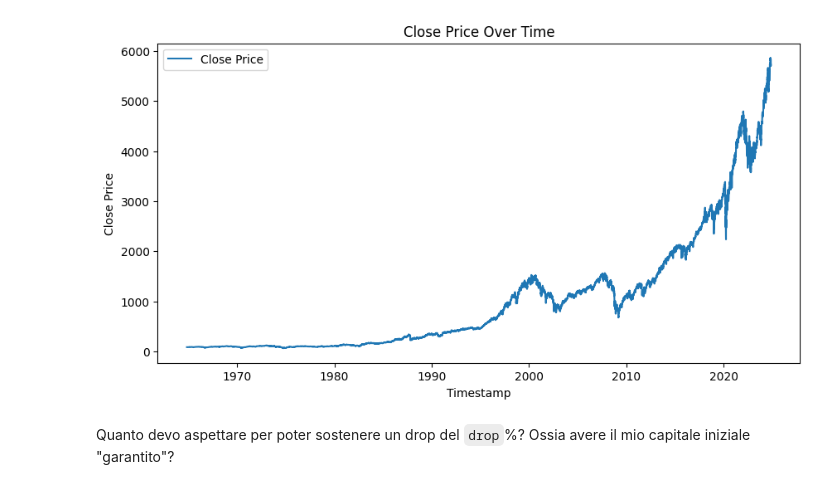
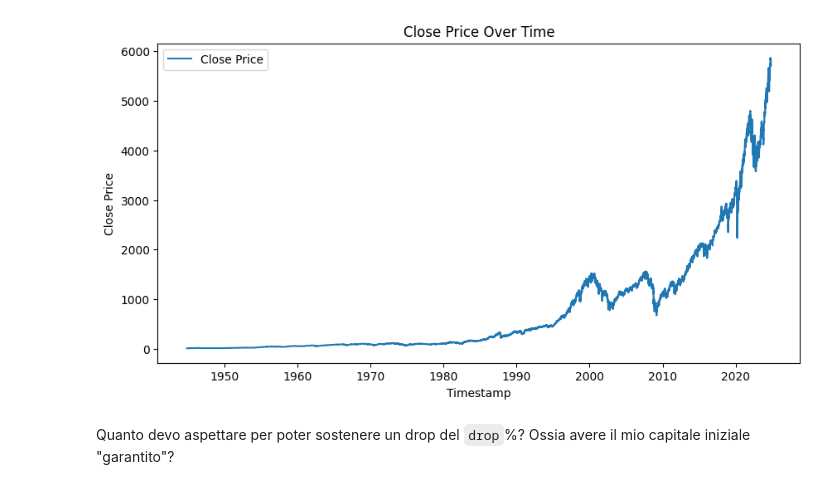
Before and after one commit to jfet97/capitale_garantito_azionario, a Jupyter notebook: notebook.ipynb, the cells around one changed output. Saved outputs shown, nothing was run; the diff lists cells and outputs as text; code cells hidden in the pictures.

```diff
--- a/notebook.ipynb
+++ b/notebook.ipynb
@@ -1,23 +1,23 @@
 # %%
 import pandas as pd
 from datetime import datetime
 import matplotlib.pyplot as plt
 
 df = pd.read_csv('data.csv')
 df['Timestamp'] = df['Timestamp'].apply(lambda x: datetime.fromtimestamp(x / 1000))
 
 # filter out data older than 40 years ago
-df = df[df['Timestamp'] > datetime.now().replace(year=datetime.now().year - 60)]
+df = df[df['Timestamp'] > datetime.now().replace(year=datetime.now().year - 80)]
 
 plt.figure(figsize=(10, 5))
 plt.plot(df['Timestamp'], df['Close'], label='Close Price')
 plt.xlabel('Timestamp')
 plt.ylabel('Close Price')
 plt.title('Close Price Over Time')
 plt.legend()
 plt.show()
 # %% [output]
-[figure, old version]
+[figure, new version]
 # %%
 drop = 40
 # %% [markdown]
```
Also changed, not shown: parts of 4 cells of this notebook, 2 other files.
